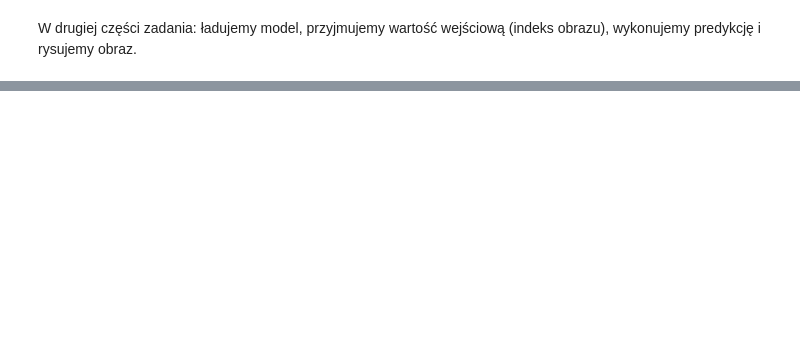
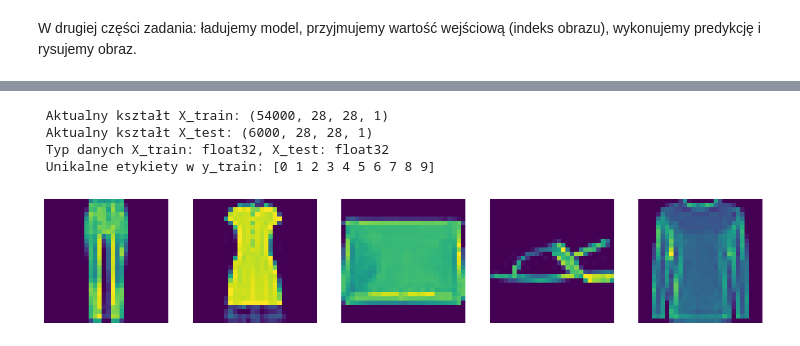
Before and after one commit to Quick-witted-flower/FashionMnist, a Jupyter notebook: Fashion_Mnist.ipynb, the cells around one changed output, grey strips where cells are left out. Drawn from its saved outputs; the diff is of its cells as text; code cells hidden in the pictures; blank space fills up the shorter version.

```diff
--- a/Fashion_Mnist.ipynb
+++ b/Fashion_Mnist.ipynb
@@ -720,0 +564,24 @@ Zapisano nowy model po augmentacji jako 'model_fashion_mnist_augmented_final5.h5
+# %%
+# Sprawdzenie formatu danych przed treningiem modelu V3
+print(f" Aktualny kształt X_train: {X_train.shape}")
+print(f" Aktualny kształt X_test: {X_test.shape}")
+print(f" Typ danych X_train: {X_train.dtype}, X_test: {X_test.dtype}")
+
+# Sprawdzenie unikalnych wartości w etykietach (powinno być 10 klas)
+unique_labels = np.unique(np.argmax(y_train, axis=1))
+print(f" Unikalne etykiety w y_train: {unique_labels}")
+
+# Sprawdzenie kilku przykładowych obrazów z zestawu treningowego
+import matplotlib.pyplot as plt
+
+fig, axes = plt.subplots(1, 5, figsize=(15, 3))
+for i in range(5):
+    axes[i].imshow(X_train[i])  # Wyświetlenie obrazu
+    axes[i].axis("off")
+plt.show()
+# %% [output]
+ Aktualny kształt X_train: (54000, 28, 28, 1)
+ Aktualny kształt X_test: (6000, 28, 28, 1)
+ Typ danych X_train: float32, X_test: float32
+ Unikalne etykiety w y_train: [0 1 2 3 4 5 6 7 8 9]
+[figure, added]
```
Also changed, not shown: parts of 29 cells of this notebook, 13 other files.
